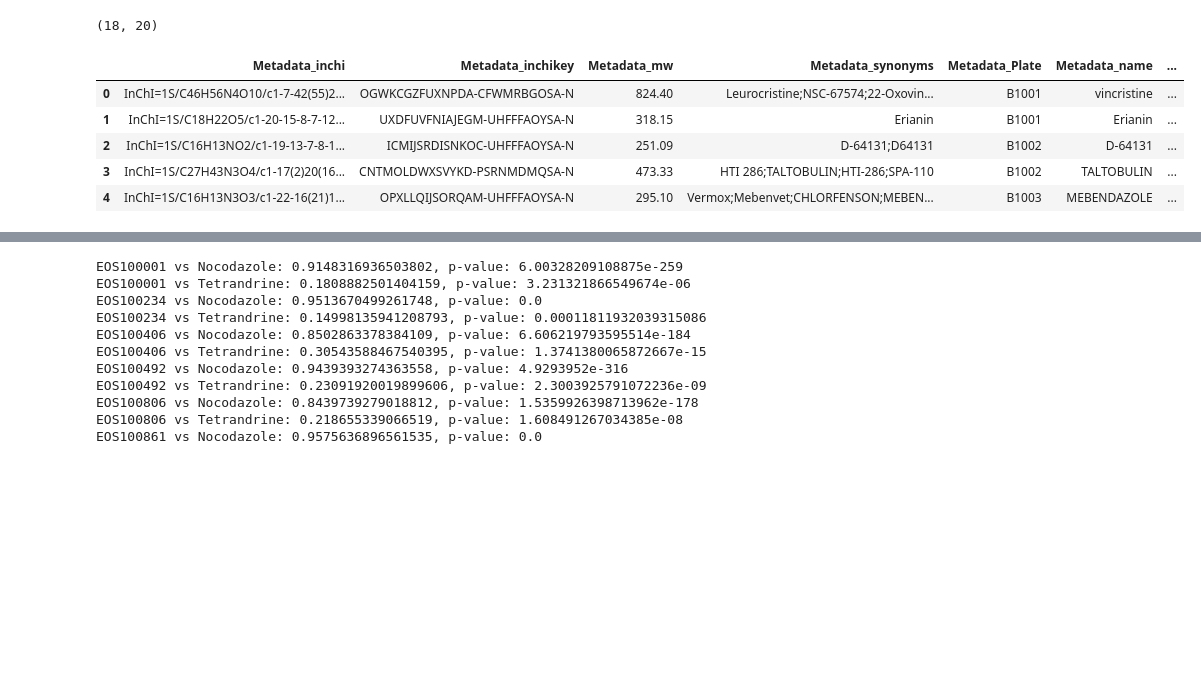
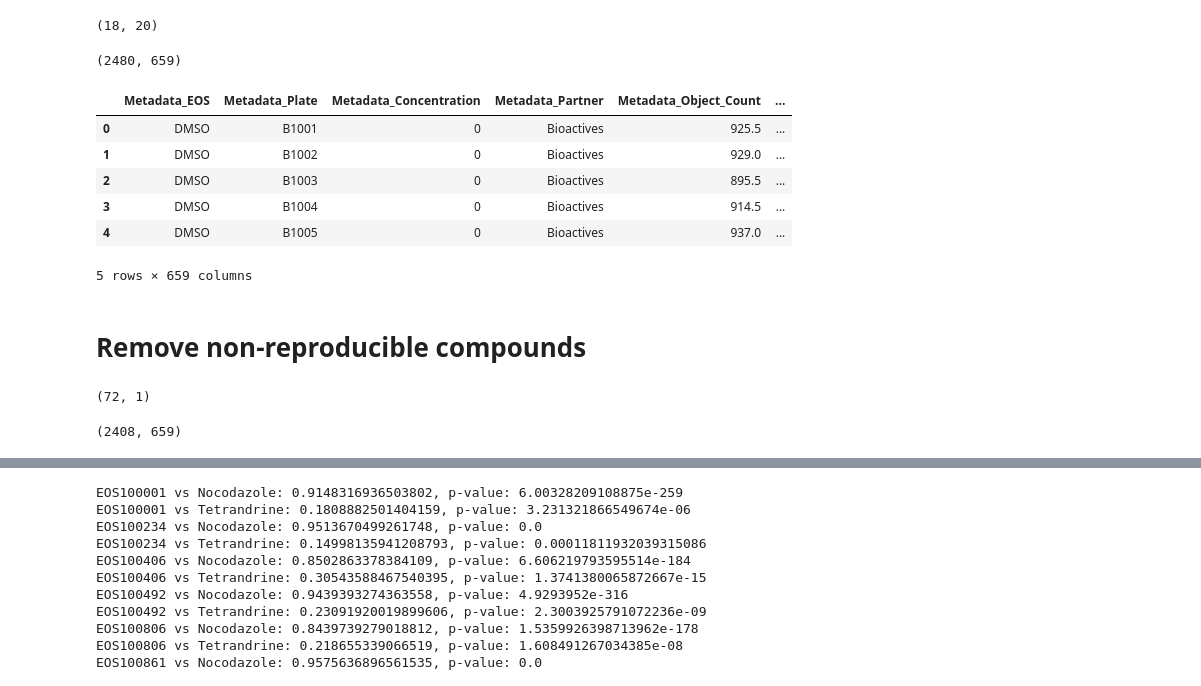
Before and after one commit to schmiedc/EU-OS_bioactives, a Jupyter notebook: Revision/CheckIndividualCompounds/Nocodazole_Compounds.ipynb, the cells around one changed output, grey strips where cells are left out. Drawn from its saved outputs; the diff is of its cells as text; code cells hidden in the pictures; blank space fills up the shorter version.

```diff
--- a/Revision/CheckIndividualCompounds/Nocodazole_Compounds.ipynb
+++ b/Revision/CheckIndividualCompounds/Nocodazole_Compounds.ipynb
@@ -27,11 +27,24 @@ nocodazole_cluster.shape
 # %% [output]
 (18, 20)
+# %%
+file_HepG2_Median_type = '/*[0-9]_' + 'FMP_HepG2_norm_reduced_Median_Cell-Number.csv'
+files_HepG2_Median = glob.glob(input_path + file_HepG2_Median_type)
+
+### gets latest file
+max_file_HepG2_Median = max(files_HepG2_Median, key=os.path.getctime)
+
+### load file
+data_HepG2_Median = pd.read_csv(max_file_HepG2_Median)
+data_HepG2_Median.shape
+# %% [output]
+(2480, 659)
 # %%
-nocodazole_cluster.head()
+data_HepG2_Median.head()
 # %% [output]
-|  | Metadata_inchi | Metadata_inchikey | Metadata_mw | Metadata_synonyms | Metadata_Plate | Metadata_name | ... |
-| 0 | InChI=1S/C46H56N4O10/c1-7-42(55)2... | OGWKCGZFUXNPDA-CFWMRBGOSA-N | 824.40 | Leurocristine;NSC-67574;22-Oxovin... | B1001 | vincristine | ... |
-| 1 | InChI=1S/C18H22O5/c1-20-15-8-7-12... | UXDFUVFNIAJEGM-UHFFFAOYSA-N | 318.15 | Erianin | B1001 | Erianin | ... |
-| 2 | InChI=1S/C16H13NO2/c1-19-13-7-8-1... | ICMIJSRDISNKOC-UHFFFAOYSA-N | 251.09 | D-64131;D64131 | B1002 | D-64131 | ... |
-| 3 | InChI=1S/C27H43N3O4/c1-17(2)20(16... | CNTMOLDWXSVYKD-PSRNMDMQSA-N | 473.33 | HTI 286;TALTOBULIN;HTI-286;SPA-110 | B1002 | TALTOBULIN | ... |
-| 4 | InChI=1S/C16H13N3O3/c1-22-16(21)1... | OPXLLQIJSORQAM-UHFFFAOYSA-N | 295.10 | Vermox;Mebenvet;CHLORFENSON;MEBEN... | B1003 | MEBENDAZOLE | ... |
+|  | Metadata_EOS | Metadata_Plate | Metadata_Concentration | Metadata_Partner | Metadata_Object_Count | ... |
+| 0 | DMSO | B1001 | 0 | Bioactives | 925.5 | ... |
+| 1 | DMSO | B1002 | 0 | Bioactives | 929.0 | ... |
+| 2 | DMSO | B1003 | 0 | Bioactives | 895.5 | ... |
+| 3 | DMSO | B1004 | 0 | Bioactives | 914.5 | ... |
+| 4 | DMSO | B1005 | 0 | Bioactives | 937.0 | ... |
+5 rows × 659 columns
@@ -44,0 +51,20 @@ nocodazole_cluster.head()
+# %% [markdown]
+# Remove non-reproducible compounds
+# %%
+# data_HepG2_Norm = pd.read_csv(input_path + "2023-04-11_Bioactives_HepG2_norm.csv")
+file_HepG2_nonreplicating_type = '/*[0-9]_' + 'FMP_HepG2_non-replicating.csv'
+files_HepG2_nonreplicating = glob.glob(input_path + file_HepG2_nonreplicating_type)
+
+### gets latest file
+max_files_HepG2_nonreplicating = max(files_HepG2_nonreplicating, key=os.path.getctime)
+
+### load file
+data_HepG2_nonreplicating = pd.read_csv(max_files_HepG2_nonreplicating)
+data_HepG2_nonreplicating.shape
+# %% [output]
+(72, 1)
+# %%
+data_HepG2_Median = data_HepG2_Median.loc[~data_HepG2_Median["Metadata_EOS"].isin(data_HepG2_nonreplicating["Metadata_EOS"])].copy()
+data_HepG2_Median.shape
+# %% [output]
+(2408, 659)
```
Also changed, not shown: parts of 21 cells of this notebook, 3 other files.
